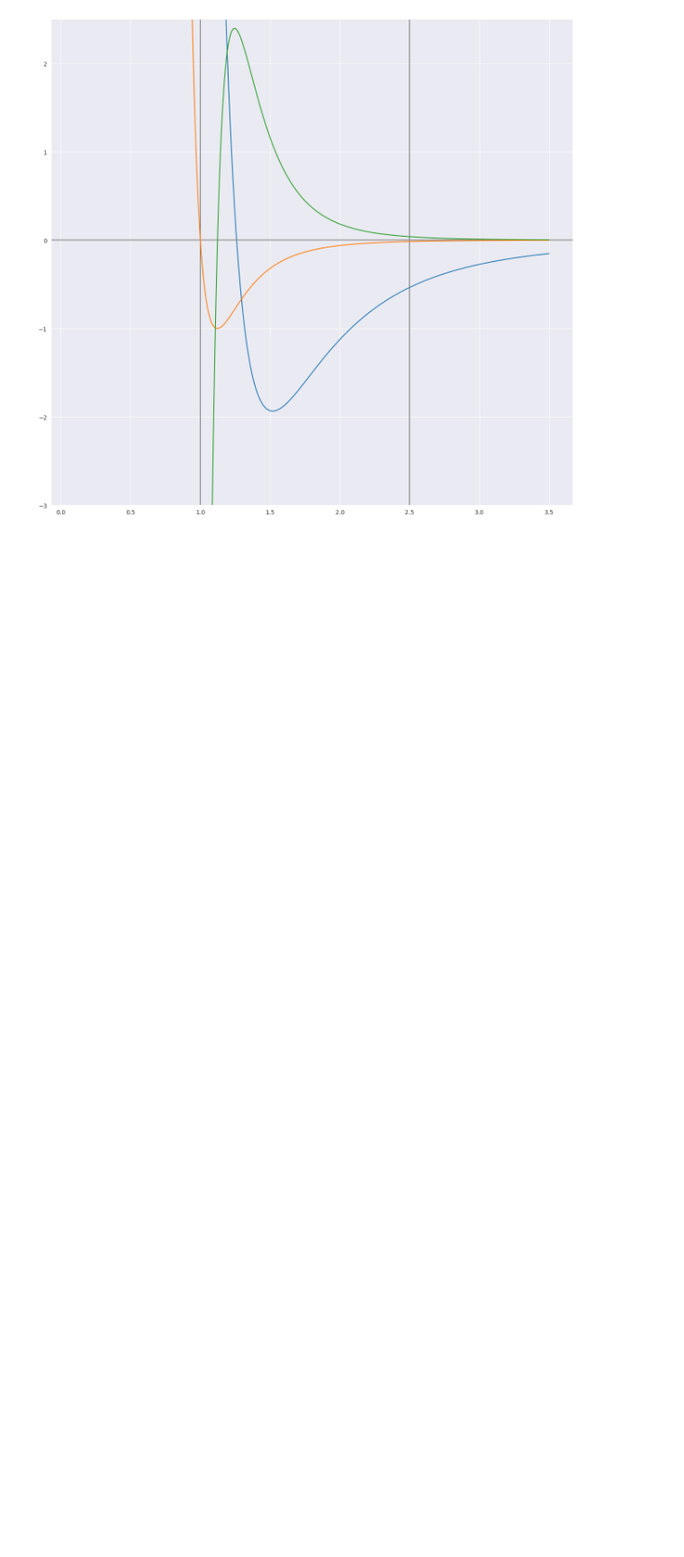
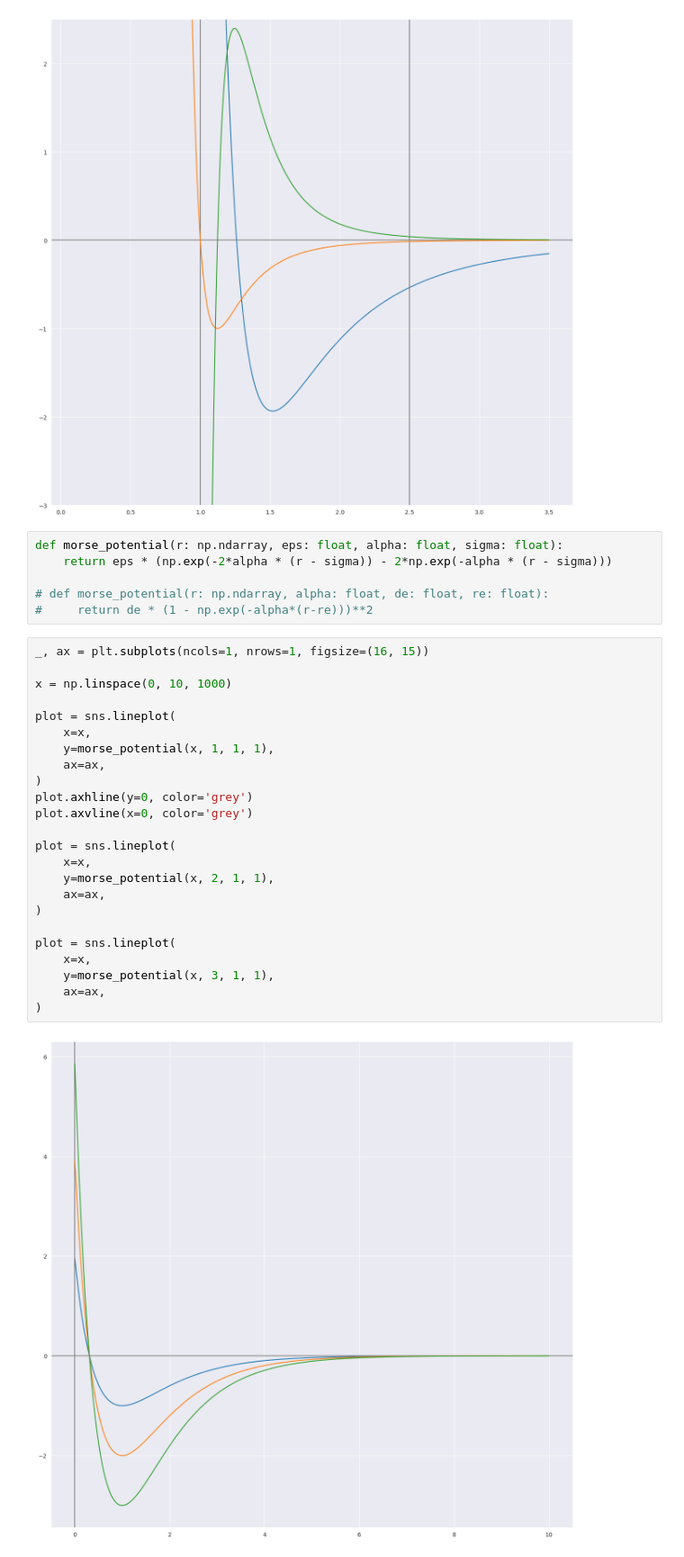
Before and after one commit to Smoren/molecular-python3, a Jupyter notebook: research/lennard_jones.ipynb, the cells around one changed output. Shown at 90% size. Drawn from its saved outputs; the diff is of its cells as text; blank space fills up the shorter version.

Commit message:
morse plots

```diff
--- a/research/lennard_jones.ipynb
+++ b/research/lennard_jones.ipynb
@@ -166,3 +166,35 @@ plot = sns.lineplot(
 )
 # %% [output]
 [figure]
+# %%
+def morse_potential(r: np.ndarray, eps: float, alpha: float, sigma: float):
+    return eps * (np.exp(-2*alpha * (r - sigma)) - 2*np.exp(-alpha * (r - sigma)))
+
+# def morse_potential(r: np.ndarray, alpha: float, de: float, re: float):
+#     return de * (1 - np.exp(-alpha*(r-re)))**2
+# %%
+_, ax = plt.subplots(ncols=1, nrows=1, figsize=(16, 15))
+
+x = np.linspace(0, 10, 1000)
+
+plot = sns.lineplot(
+    x=x,
+    y=morse_potential(x, 1, 1, 1),
+    ax=ax,
+)
+plot.axhline(y=0, color='grey')
+plot.axvline(x=0, color='grey')
+
+plot = sns.lineplot(
+    x=x,
+    y=morse_potential(x, 2, 1, 1),
+    ax=ax,
+)
+
+plot = sns.lineplot(
+    x=x,
+    y=morse_potential(x, 3, 1, 1),
+    ax=ax,
+)
+# %% [output]
+[figure, added]
```
Also changed, not shown: parts of 2 cells of this notebook.
